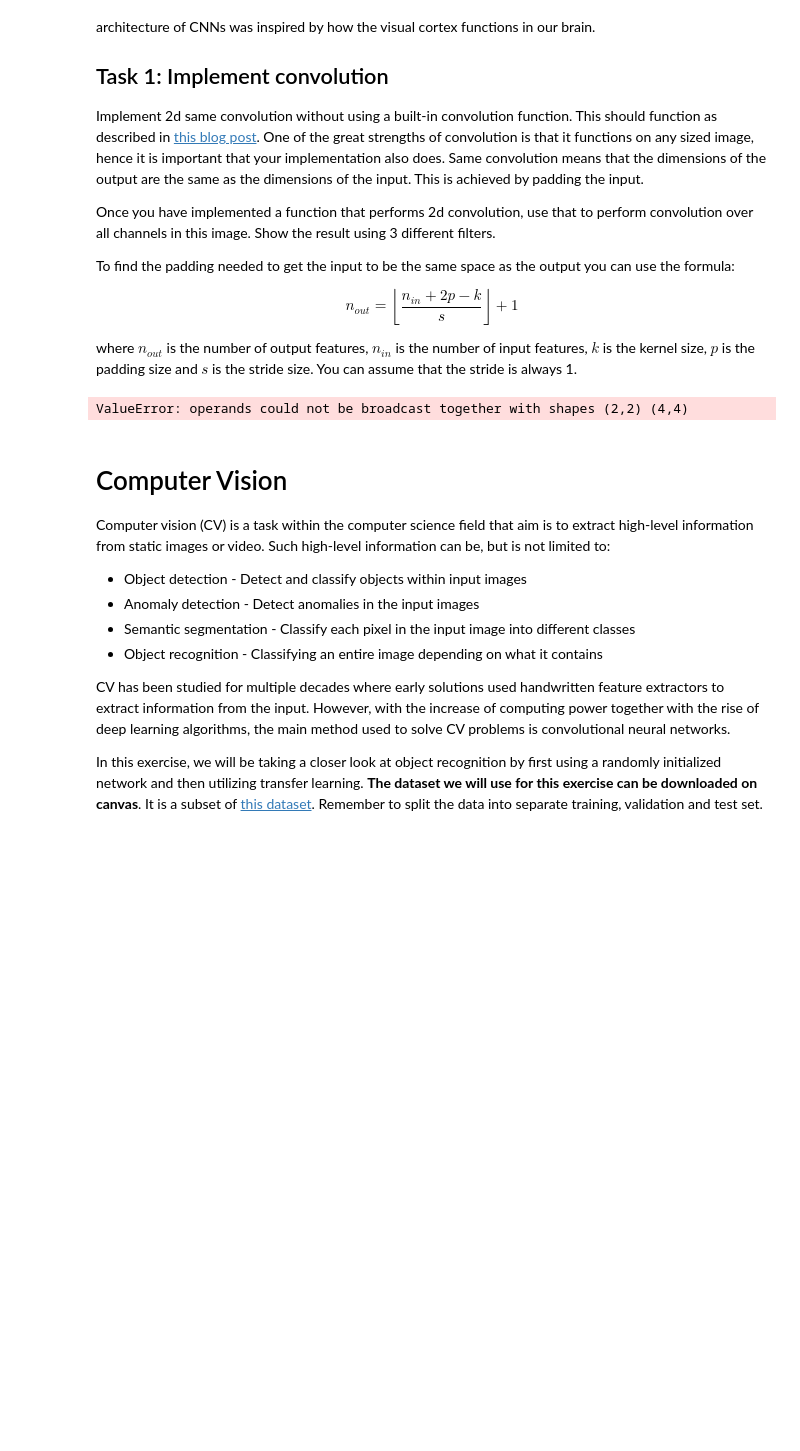
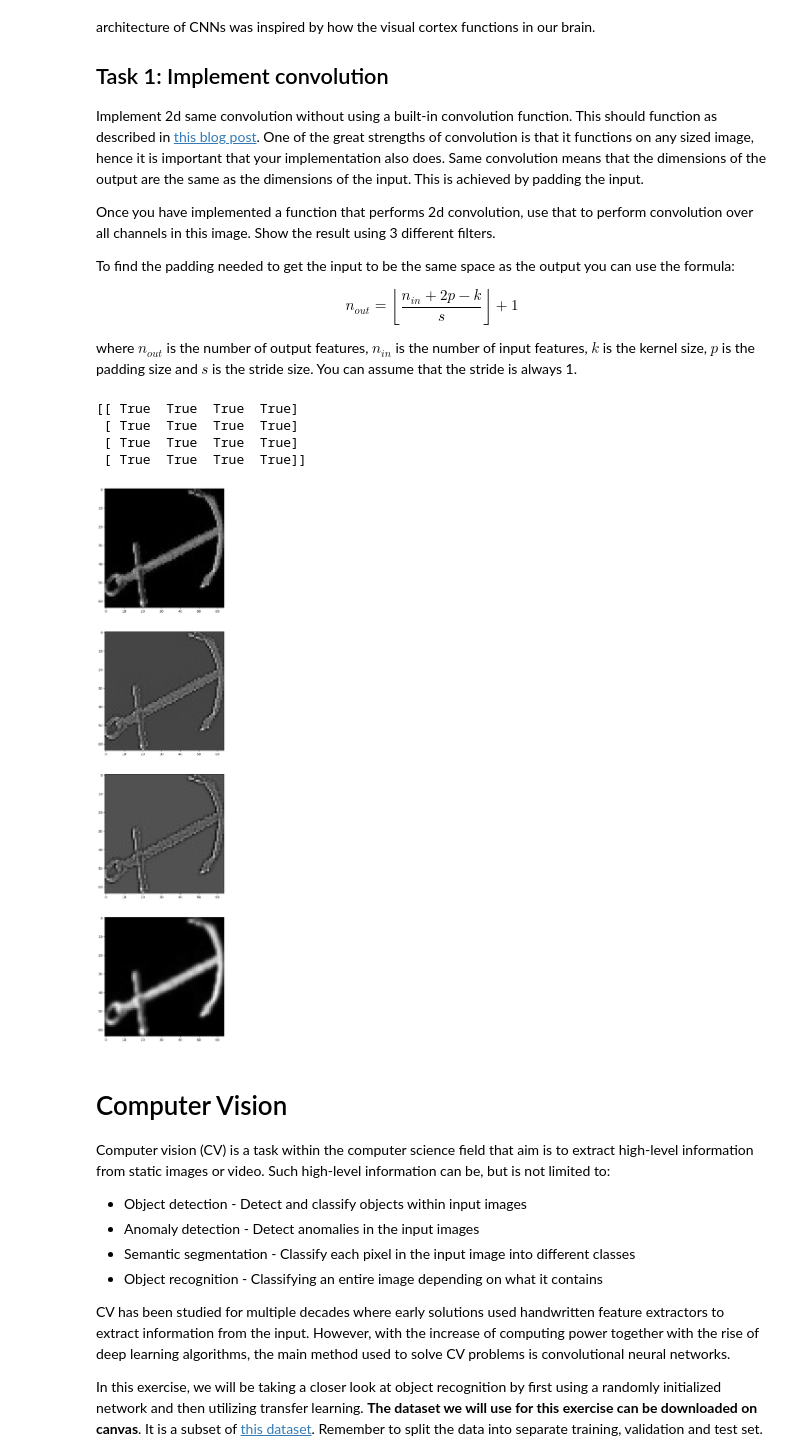
Before and after one commit to Hundmat/D7046E, a Jupyter notebook: exercise_3_ANN/ANN-Exercise-3.ipynb, the cells around one changed output. Cells and saved outputs as stored; diff of their text form; code cells hidden in the pictures; blank space fills up the shorter version.

```diff
--- a/exercise_3_ANN/ANN-Exercise-3.ipynb
+++ b/exercise_3_ANN/ANN-Exercise-3.ipynb
@@ -73,9 +111,18 @@ def conv(image, kernel, strides=1):
     img_h, img_w = image.shape
     k_h, k_w = kernel.shape
 
+    #Check padding size
+    pad_h = k_h // 2
+    pad_w = k_w // 2
+
+    # Add padding
+    image = np.pad(image, ((pad_h, pad_h), (pad_w, pad_w)), mode='constant', constant_values=0)
+
+
     # Output dimensions
-    out_h = (img_h - k_h) // strides + 1
-    out_w = (img_w - k_w) // strides + 1
+    out_h = (img_h - k_h+2*pad_h) // strides + 1
+    out_w = (img_w - k_w+2*pad_w) // strides + 1
+
 
     # Initialize output
     output = np.zeros((out_h, out_w))
@@ -96,34 +143,41 @@ kernel = np.array([[0,1,0],[1,2,1],[0,1,0]]) # This is the second input of conv(
 # If all are TRUE the convolution is implemented correctly
 ans = np.array([[4, 5, 6, 4], [5, 3, 3, 6], [1, -7, -7, 0], [4, 1, 0, 4]])
 print(conv(inp, kernel) == ans)
 
 f, axarr = plt.subplots(4,1)
 
 # How to load images using opencv
 image_path = "ANN3_dataset/101_ObjectCategories_2classes/anchor/image_0001.jpg" # add your file path here
 image = cv2.imread(image_path)
 image = cv2.cvtColor(image, cv2.COLOR_BGR2GRAY) # gray scale so we dont have to deal with more than 1 channel
 
+#Padding
+
+
 # Define your 3 kernels
 kernel_1 = np.array([[ 0, -1,  0],[-1,  5, -1], [ 0, -1,  0]])
 kernel_2 = np.array([[ -1, -1,  -1],[-1,  8, -1],[ -1, -1,  -1]])
 kernel_3 = (1/16) * np.array([[1, 2, 1],[2, 4, 2],[1, 2, 1]])
 
 
 # Perform the convolution (might take a couple of seconds depending on the implementation)
 output1 = conv(image, kernel_1)
 output2 = conv(image, kernel_2)
 output3 = conv(image, kernel_3)
 
 # plot the loaded image and the 3 convoluted images
 axarr[0].imshow(image, cmap="gray")
 axarr[1].imshow(output1, cmap="gray")
 axarr[2].imshow(output2, cmap="gray")
 axarr[3].imshow(output3, cmap="gray")
 
 plt.show()
 # %% [output]
-ValueError: operands could not be broadcast together with shapes (2,2) (4,4)
+[[ True  True  True  True]
+ [ True  True  True  True]
+ [ True  True  True  True]
+ [ True  True  True  True]]
+[figure, added]
 # %% [markdown]
 # Computer Vision
 Computer vision (CV) is a task within the computer science field that aim is to extract high-level information from static images or video. Such high-level information can be, but is not limited to:
```
Also changed, not shown: parts of 4 cells of this notebook, 2 other files.
